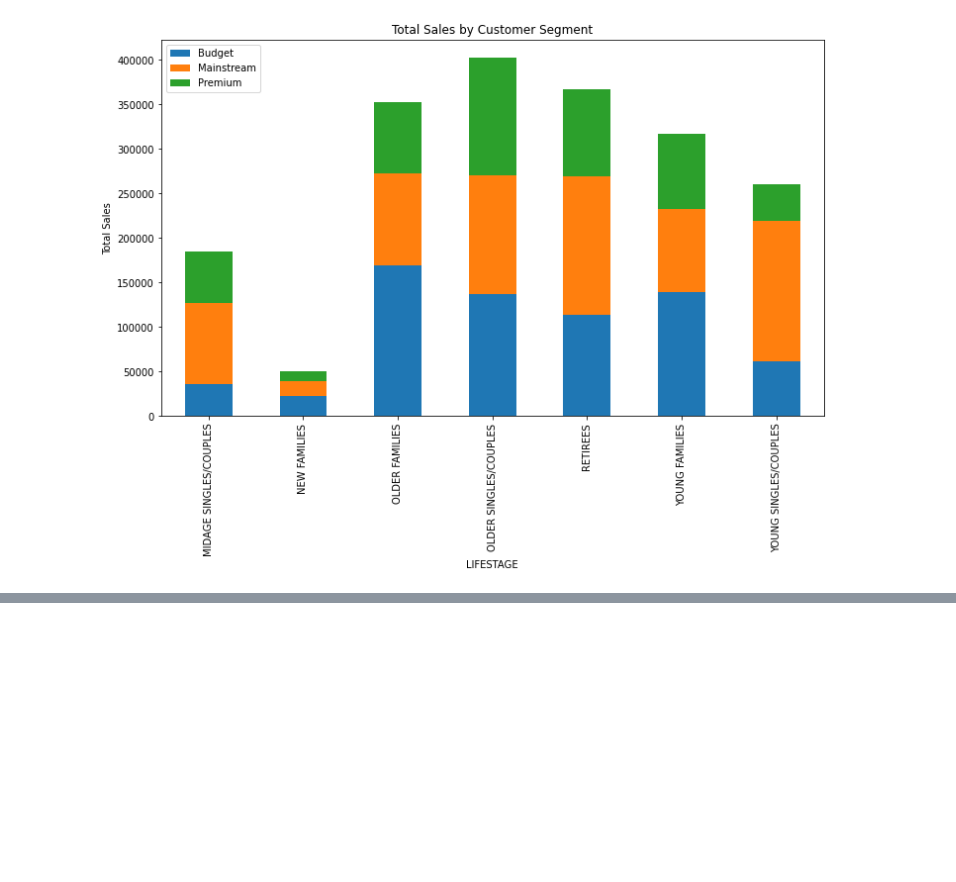
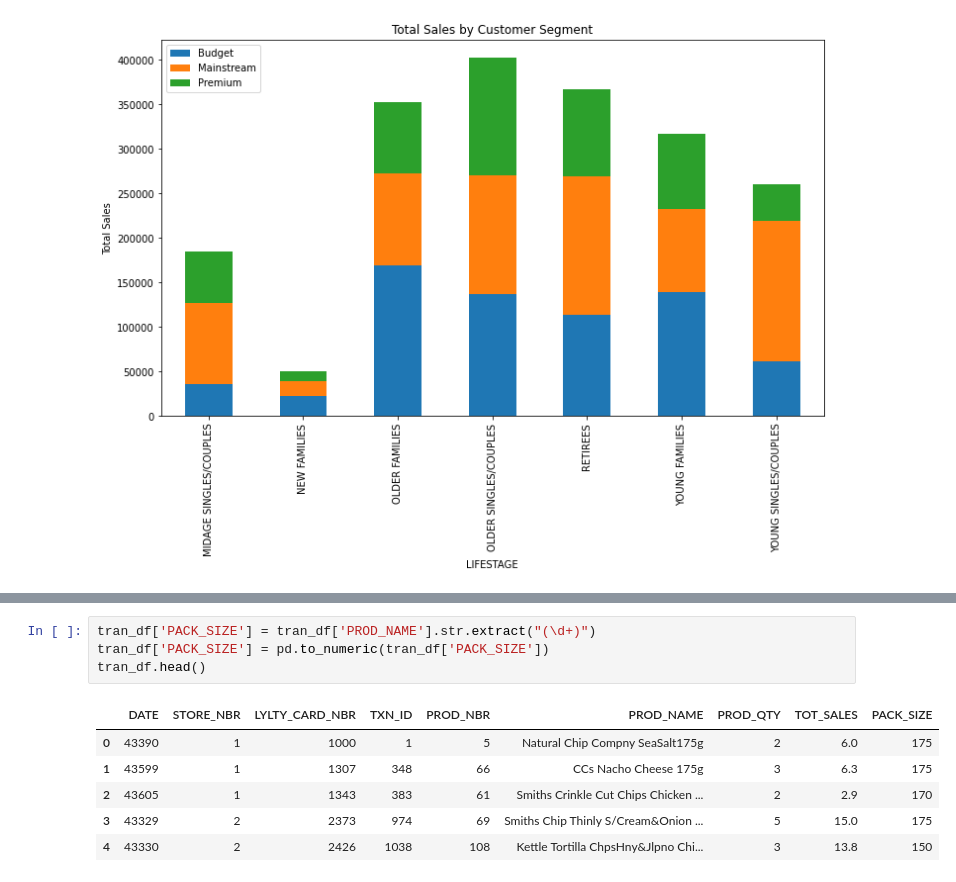
Before and after one commit to darsh996/Quantium_Internship, a Jupyter notebook: EDA_quantium.ipynb, the cells around one changed output, grey strips where cells are left out. Drawn from its saved outputs; the diff is of its cells as text; blank space fills up the shorter version.

```diff
--- a/EDA_quantium.ipynb
+++ b/EDA_quantium.ipynb
@@ -442,0 +471,11 @@ plt.legend(['Budget', 'Mainstream', 'Premium'], loc = 2)
+# %%
+tran_df['PACK_SIZE'] = tran_df['PROD_NAME'].str.extract("(\d+)")
+tran_df['PACK_SIZE'] = pd.to_numeric(tran_df['PACK_SIZE'])
+tran_df.head()
+# %% [output]
+|  | DATE | STORE_NBR | LYLTY_CARD_NBR | TXN_ID | PROD_NBR | PROD_NAME | PROD_QTY | TOT_SALES | PACK_SIZE |
+| 0 | 43390 | 1 | 1000 | 1 | 5 | Natural Chip Compny SeaSalt175g | 2 | 6.0 | 175 |
+| 1 | 43599 | 1 | 1307 | 348 | 66 | CCs Nacho Cheese 175g | 3 | 6.3 | 175 |
+| 2 | 43605 | 1 | 1343 | 383 | 61 | Smiths Crinkle Cut Chips Chicken ... | 2 | 2.9 | 170 |
+| 3 | 43329 | 2 | 2373 | 974 | 69 | Smiths Chip Thinly S/Cream&Onion ... | 5 | 15.0 | 175 |
+| 4 | 43330 | 2 | 2426 | 1038 | 108 | Kettle Tortilla ChpsHny&Jlpno Chi... | 3 | 13.8 | 150 |
```
Also changed, not shown: parts of 13 cells of this notebook, 1 other file.
